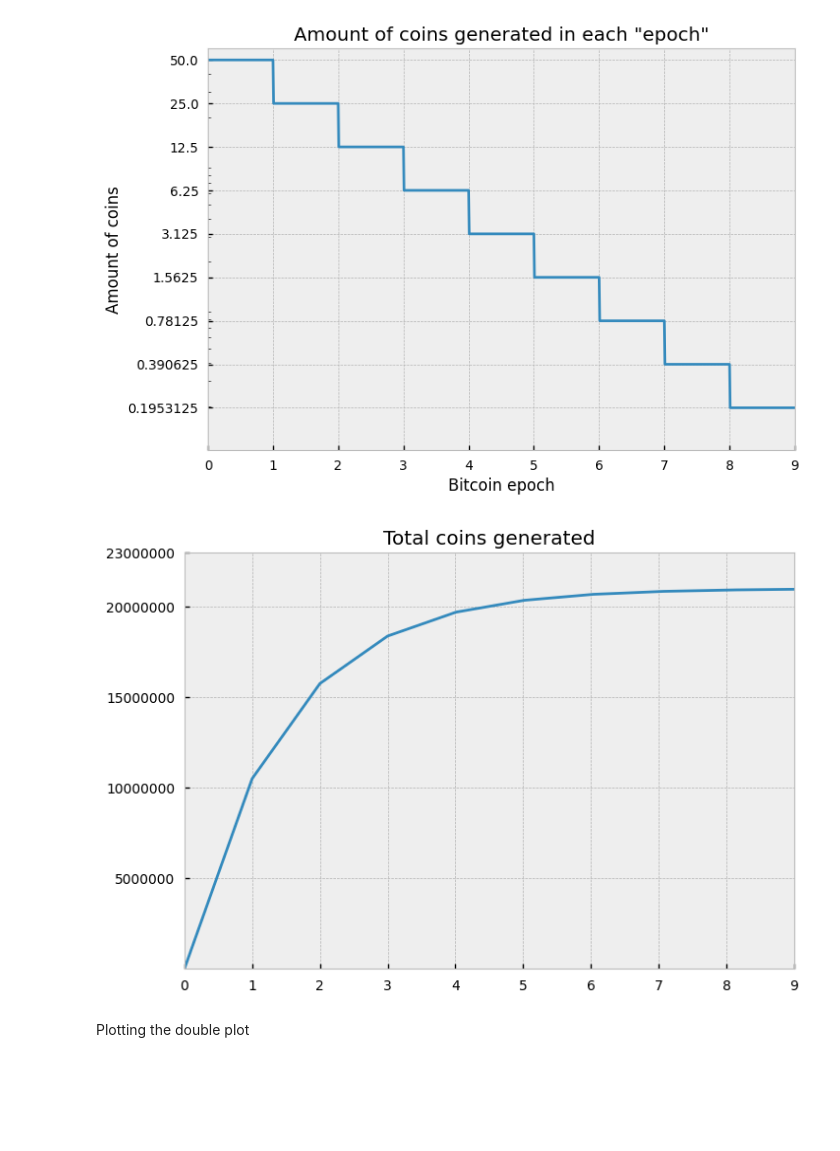
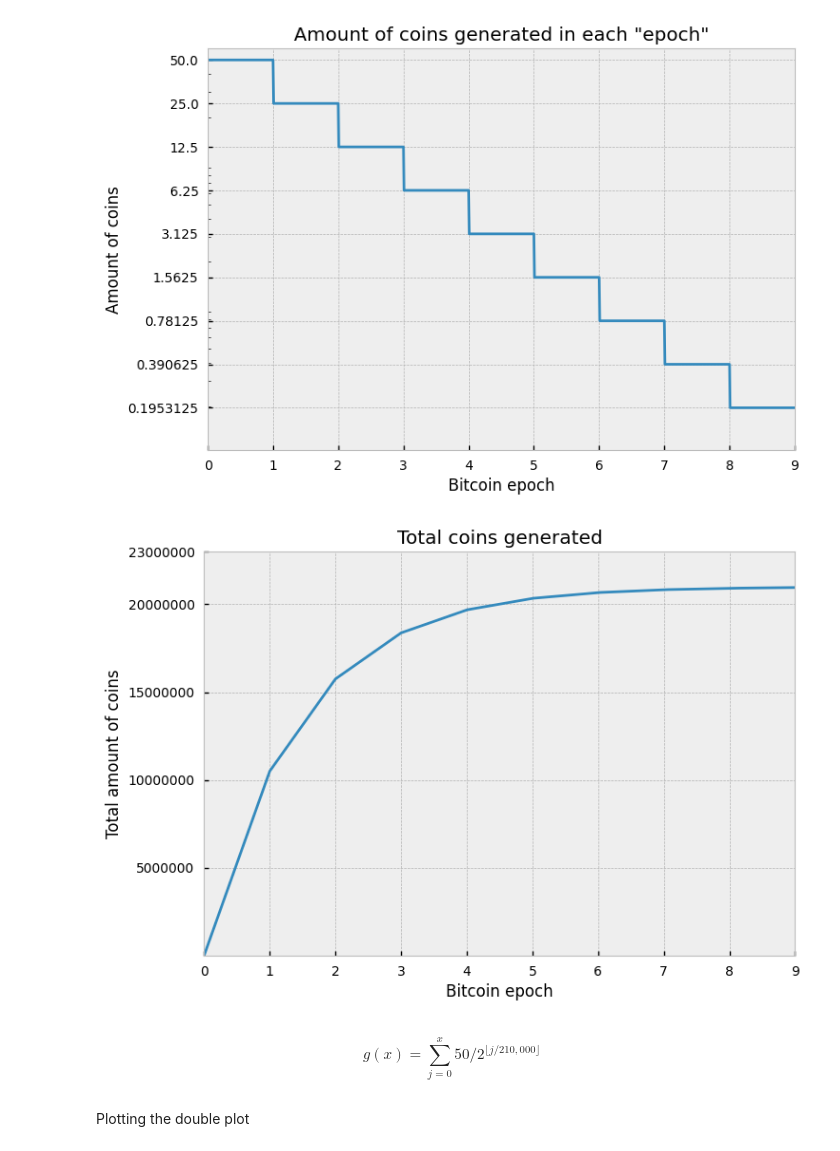
Before and after one commit to TulioNPL/DataScienceAnalysis, a Jupyter notebook: btc.ipynb, the cells around one changed output. Cells and saved outputs as stored; diff of their text form; code cells hidden in the pictures; blank space fills up the shorter version.

```diff
--- a/btc.ipynb
+++ b/btc.ipynb
@@ -301,23 +301,30 @@ total_of_coins = total_of_coins(x_values)
 # %%
 # Create the plot
 fig, ax = plt.subplots()
 ax.plot(x_values, total_of_coins)
 ax.set_title('Total coins generated')
 
 # Define the desired x-ticks
 x_ticks = [i for i in range(0,10*210000,210000)]
 ax.set_xticks(x_ticks)
 ax.get_xaxis().set_major_formatter(ticker.FixedFormatter([str(int(tick/210000)) for tick in x_ticks]))
 ax.set_xlim(min(x_ticks), max(x_ticks))
+ax.set_xlabel('Bitcoin epoch')
 
 # Define the desired y-ticks
 y_ticks = [0,5000000,10000000,15000000,20000000, 23000000]
 ax.set_yticks(y_ticks)
 ax.get_yaxis().set_major_formatter(ticker.FixedFormatter([str(tick) for tick in y_ticks]))
 ax.set_ylim(0.1, max(y_ticks) + 10)
+ax.set_ylabel('Total amount of coins',)
+plt.savefig('total_amount_coin.png', bbox_inches='tight')
 plt.show()
 # %% [output]
-[figure, old version]
+[figure, new version]
+# %% [markdown]
+\begin{equation} \tag{5}
+g(x) = \sum_{j=0}^{x}{50/2^{\lfloor {j/210,000} \rfloor}}
+\end{equation}
 # %% [markdown]
 Plotting the double plot
 # %%
```
Also changed, not shown: 2 other files.
